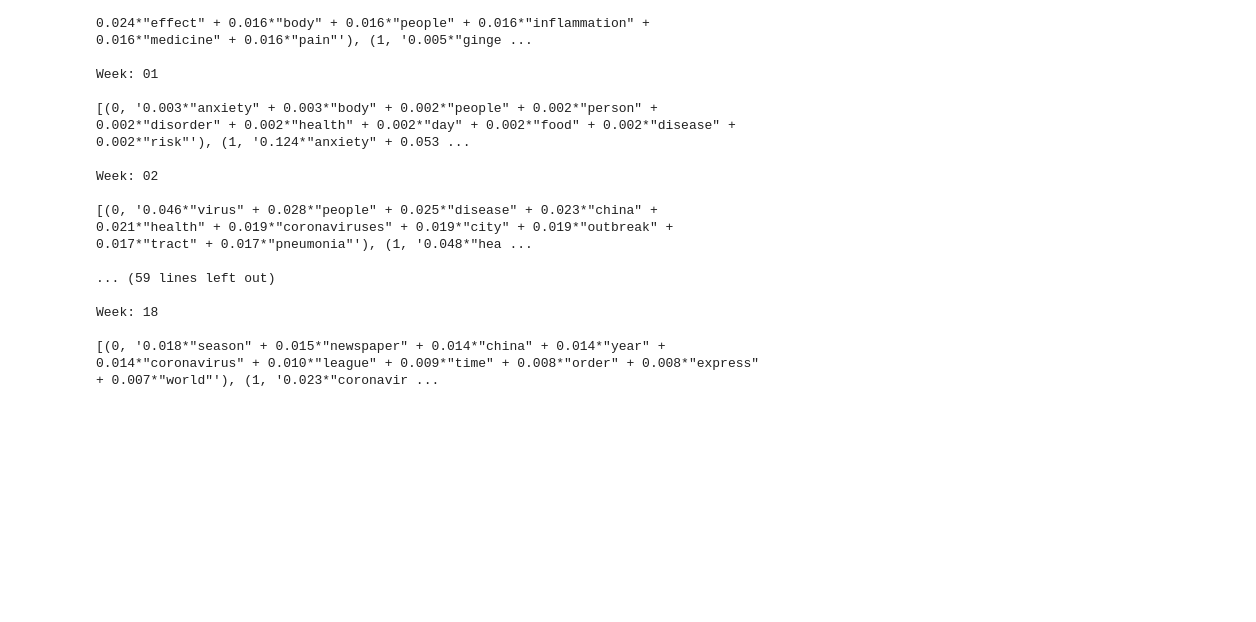
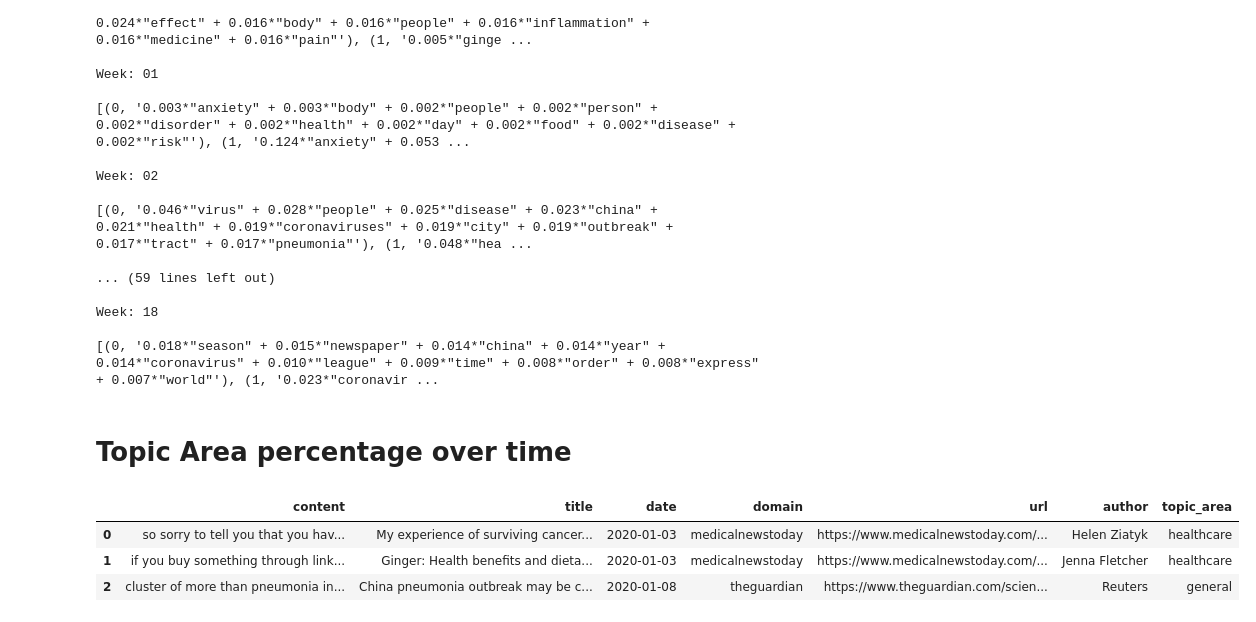
Before and after one commit to miguel2650/covid-19-research, a Jupyter notebook: 4-topic-modeling.ipynb, the cells around one changed output. Drawn from its saved outputs; the diff is of its cells as text; code cells hidden in the pictures; blank space fills up the shorter version.

```diff
--- a/4-topic-modeling.ipynb
+++ b/4-topic-modeling.ipynb
@@ -121,3 +121,19 @@ Week: 18
 # Let's take a look at which topics each transcript contains
 corpus_transformed = lda[corpus]
 list(zip([a for [(a,b)] in corpus_transformed], data_dtm.index))
+# %% [markdown]
+# Topic Area percentage over time
+# %%
+# Importing neccesary packages and the data from the pickle file.
+import pandas as pd
+
+data = pd.read_pickle("pickle/data_clean_r4.pkl")
+data_with_more_labels = pd.read_pickle("pickle/data_df.pkl")
+data_with_more_labels = data_with_more_labels.drop(columns="content")
+data = data.join(data_with_more_labels)
+data.head(3)
+# %% [output]
+|  | content | title | date | domain | url | author | topic_area |
+| 0 | so sorry to tell you that you hav... | My experience of surviving cancer... | 2020-01-03 | medicalnewstoday | https://www.medicalnewstoday.com/... | Helen Ziatyk | healthcare |
+| 1 | if you buy something through link... | Ginger: Health benefits and dieta... | 2020-01-03 | medicalnewstoday | https://www.medicalnewstoday.com/... | Jenna Fletcher | healthcare |
+| 2 | cluster of more than pneumonia in... | China pneumonia outbreak may be c... | 2020-01-08 | theguardian | https://www.theguardian.com/scien... | Reuters | general |
```
Also changed, not shown: parts of 7 cells of this notebook.
